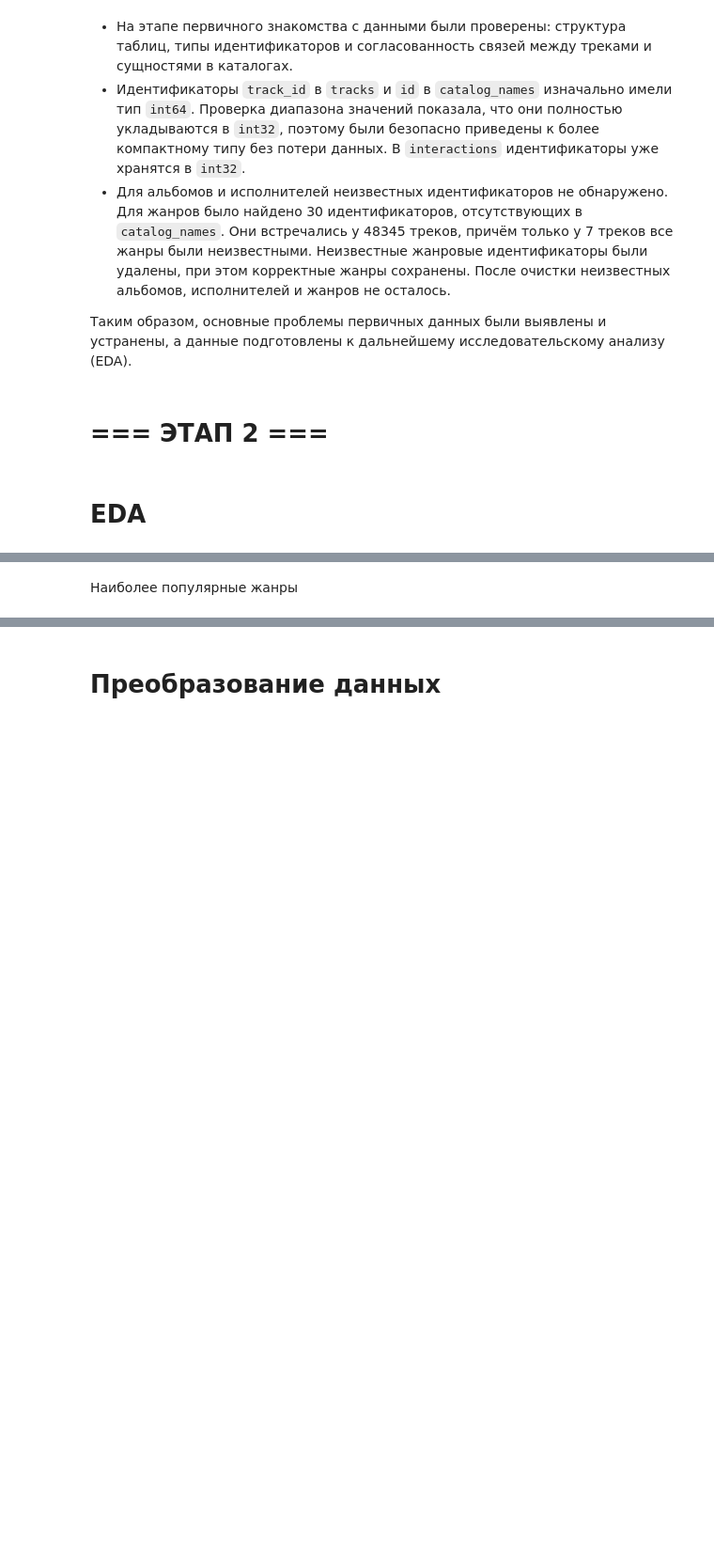
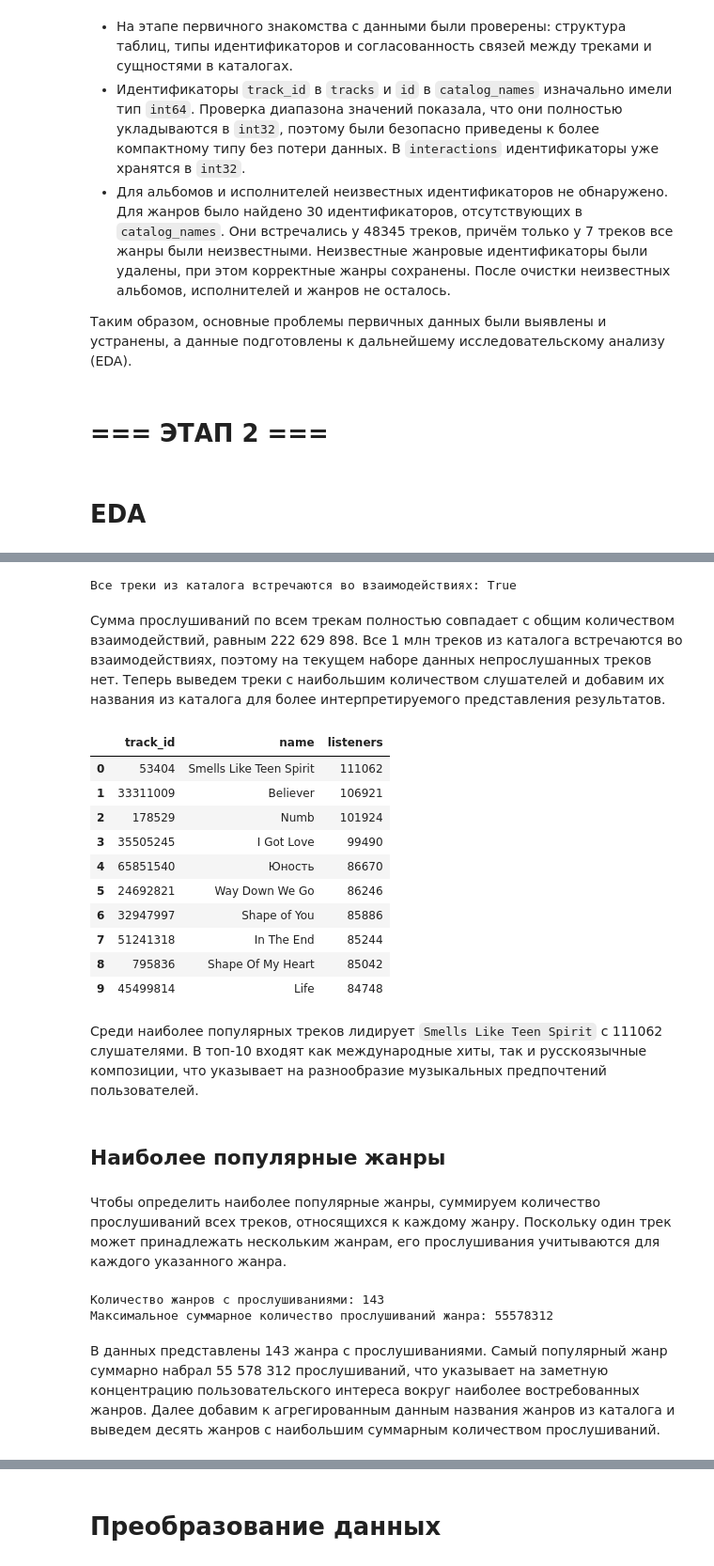
Before and after one commit to LadyProGo/mle-project-sprint-4-v001, a Jupyter notebook: recommendations.ipynb, the cells around one changed output, grey strips where cells are left out. Shown at 94% size. Cells and saved outputs as stored; diff of their text form; code cells hidden in the pictures; blank space fills up the shorter version.

```diff
--- a/recommendations.ipynb
+++ b/recommendations.ipynb
@@ -353,0 +542,3 @@ print("Неизвестных жанров:", len(unknown_genre_ids))
+# %%
+# приводим итоговые значения к целочисленному типу
+track_listen_counts = track_listen_counts.astype("int64")
@@ -354,2 +565,52 @@ print("Неизвестных жанров:", len(unknown_genre_ids))
+# %%
+# проверяем совпадение идентификаторов треков в каталоге и взаимодействиях
+print("Все треки из каталога встречаются во взаимодействиях:", pd.Index(tracks["track_id"]).difference(track_listen_counts.index).empty)
+# %% [output]
+Все треки из каталога встречаются во взаимодействиях: True
+# %% [markdown]
+Сумма прослушиваний по всем трекам полностью совпадает с общим количеством взаимодействий, равным 222 629 898. Все 1 млн треков из каталога встречаются во взаимодействиях, поэтому на текущем наборе данных непрослушанных треков нет. Теперь выведем треки с наибольшим количеством слушателей и добавим их названия из каталога для более интерпретируемого представления результатов.
+# %%
+# выбираем 10 самых популярных треков
+top_tracks = (
+    track_listen_counts
+    .sort_values(ascending=False)
+    .head(10)
+    .rename("listeners")
+    .reset_index()
+    .rename(columns={"index": "track_id"})
+)
+# %%
+# добавляем названия треков из каталога
+top_tracks = top_tracks.merge(
+    catalog_names.loc[
+        catalog_names["type"] == "track",
+        ["id", "name"]
+    ],
+    left_on="track_id",
+    right_on="id",
+    how="left"
+)
+# %%
+# оставляем только нужные столбцы
+top_tracks = top_tracks[["track_id", "name", "listeners"]]
+# %%
+# выводим результат
+display(top_tracks)
+# %% [output]
+|  | track_id | name | listeners |
+| 0 | 53404 | Smells Like Teen Spirit | 111062 |
+| 1 | 33311009 | Believer | 106921 |
+| 2 | 178529 | Numb | 101924 |
+| 3 | 35505245 | I Got Love | 99490 |
+| 4 | 65851540 | Юность | 86670 |
+| 5 | 24692821 | Way Down We Go | 86246 |
+| 6 | 32947997 | Shape of You | 85886 |
+| 7 | 51241318 | In The End | 85244 |
+| 8 | 795836 | Shape Of My Heart | 85042 |
+| 9 | 45499814 | Life | 84748 |
+# %% [markdown]
+Среди наиболее популярных треков лидирует `Smells Like Teen Spirit` с 111062 слушателями. В топ-10 входят как международные хиты, так и русскоязычные композиции, что указывает на разнообразие музыкальных предпочтений пользователей.
 # %% [markdown]
-Наиболее популярные жанры
+## Наиболее популярные жанры
+# %% [markdown]
+Чтобы определить наиболее популярные жанры, суммируем количество прослушиваний всех треков, относящихся к каждому жанру. Поскольку один трек может принадлежать нескольким жанрам, его прослушивания учитываются для каждого указанного жанра.
@@ -355,0 +630,9 @@ print("Неизвестных жанров:", len(unknown_genre_ids))
+# %%
+# выводим результаты
+print("Количество жанров с прослушиваниями:", len(genre_listen_counts))
+print("Максимальное суммарное количество прослушиваний жанра:", genre_listen_counts.iloc[0])
+# %% [output]
+Количество жанров с прослушиваниями: 143
+Максимальное суммарное количество прослушиваний жанра: 55578312
+# %% [markdown]
+В данных представлены 143 жанра с прослушиваниями. Самый популярный жанр суммарно набрал 55 578 312 прослушиваний, что указывает на заметную концентрацию пользовательского интереса вокруг наиболее востребованных жанров. Далее добавим к агрегированным данным названия жанров из каталога и выведем десять жанров с наибольшим суммарным количеством прослушиваний.
```
Also changed, not shown: parts of 101 cells of this notebook.
